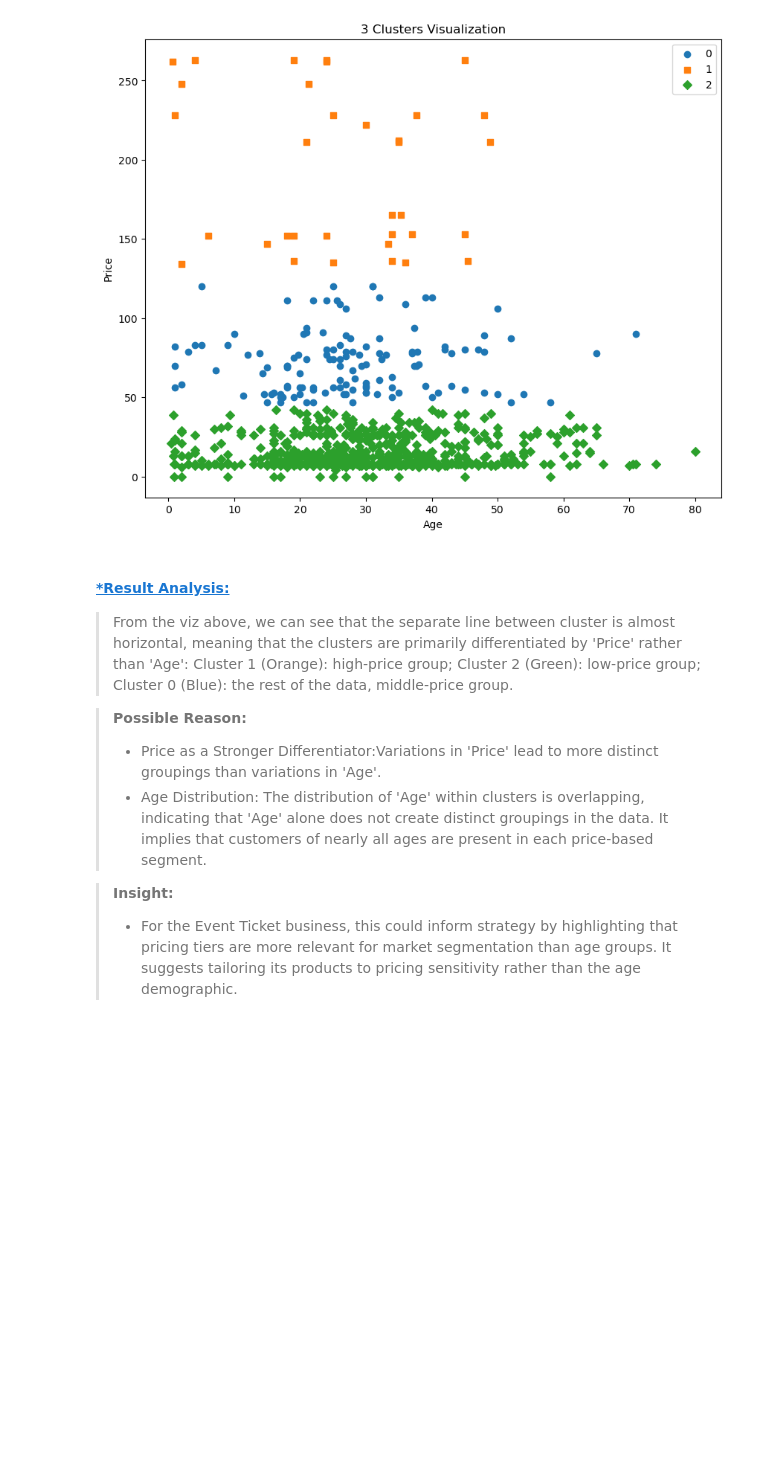
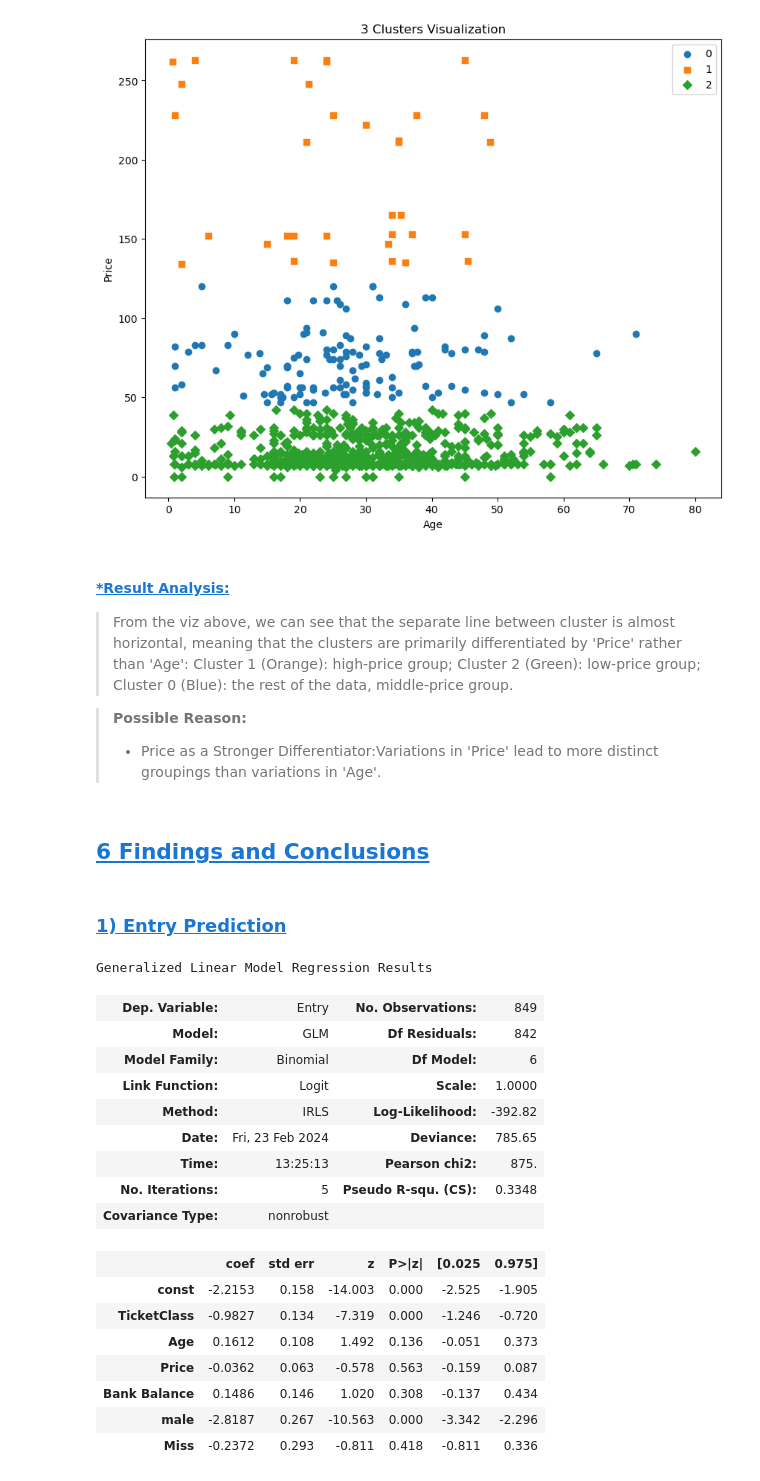
Before and after one commit to icey-fire/Ticket, a Jupyter notebook: Ticket.ipynb, the cells around one changed output. Cells and saved outputs as stored; diff of their text form; code cells hidden in the pictures; blank space fills up the shorter version.

```diff
--- a/Ticket.ipynb
+++ b/Ticket.ipynb
@@ -751,7 +756,34 @@ plt.show()
 
 > **Possible Reason:**
 >   -  Price as a Stronger Differentiator:Variations in 'Price' lead to more distinct groupings than variations in 'Age'.
->   - Age Distribution: The distribution of 'Age' within clusters is overlapping, indicating that 'Age' alone does not create distinct groupings in the data. It implies that customers of nearly all ages are present in each price-based segment.
-
-> **Insight:**
->   - For the Event Ticket business, this could inform strategy by highlighting that pricing tiers are more relevant for market segmentation than age groups. It suggests tailoring its products to pricing sensitivity rather than the age demographic.
+# %% [markdown]
+## <a id='toc1_7_'></a>[6  Findings and Conclusions](#toc0_)
+# %% [markdown]
+### <a id='toc1_7_1_'></a>[1) Entry Prediction](#toc0_)
+# %%
+# Recreate Base Model with full data for coefficients interpretation
+df_X_scaled = pd.DataFrame(X_scaled)
+df_X_scaled.columns = X.columns
+X_sclaed_constant = sm.add_constant(df_X_scaled)
+
+lr_full_model = sm.GLM(y, X_sclaed_constant, family=sm.families.Binomial()).fit()
+lr_full_model.summary()
+# %% [output]
+Generalized Linear Model Regression Results
+| Dep. Variable: | Entry | No. Observations: | 849 |
+| Model: | GLM | Df Residuals: | 842 |
+| Model Family: | Binomial | Df Model: | 6 |
+| Link Function: | Logit | Scale: | 1.0000 |
+| Method: | IRLS | Log-Likelihood: | -392.82 |
+| Date: | Fri, 23 Feb 2024 | Deviance: | 785.65 |
+| Time: | 13:25:13 | Pearson chi2: | 875. |
+| No. Iterations: | 5 | Pseudo R-squ. (CS): | 0.3348 |
+| Covariance Type: | nonrobust |  |  |
+|  | coef | std err | z | P>|z| | [0.025 | 0.975] |
+| const | -2.2153 | 0.158 | -14.003 | 0.000 | -2.525 | -1.905 |
+| TicketClass | -0.9827 | 0.134 | -7.319 | 0.000 | -1.246 | -0.720 |
+| Age | 0.1612 | 0.108 | 1.492 | 0.136 | -0.051 | 0.373 |
+| Price | -0.0362 | 0.063 | -0.578 | 0.563 | -0.159 | 0.087 |
+| Bank Balance | 0.1486 | 0.146 | 1.020 | 0.308 | -0.137 | 0.434 |
+| male | -2.8187 | 0.267 | -10.563 | 0.000 | -3.342 | -2.296 |
+| Miss | -0.2372 | 0.293 | -0.811 | 0.418 | -0.811 | 0.336 |
```
Also changed, not shown: parts of 23 cells of this notebook.
